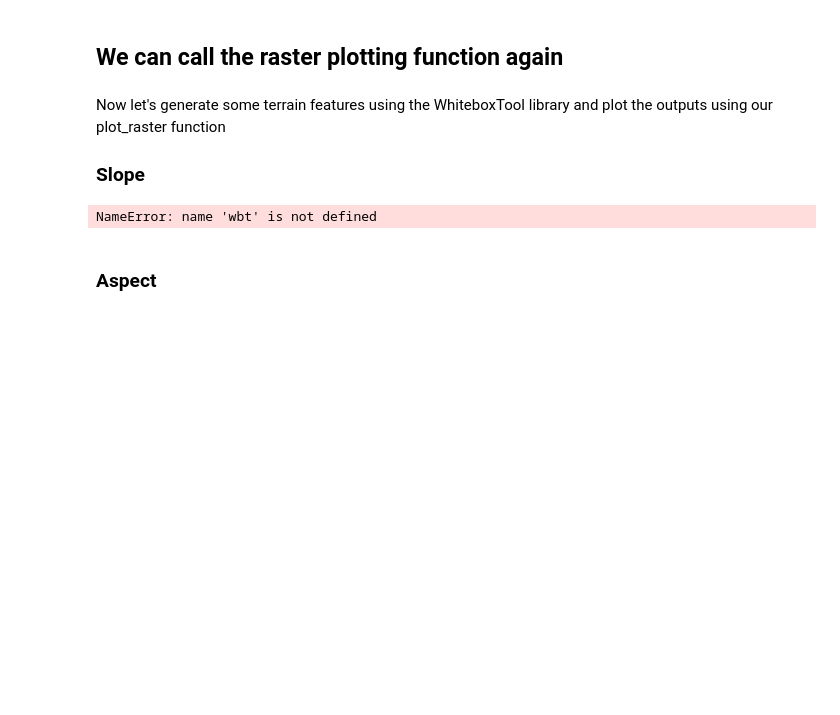
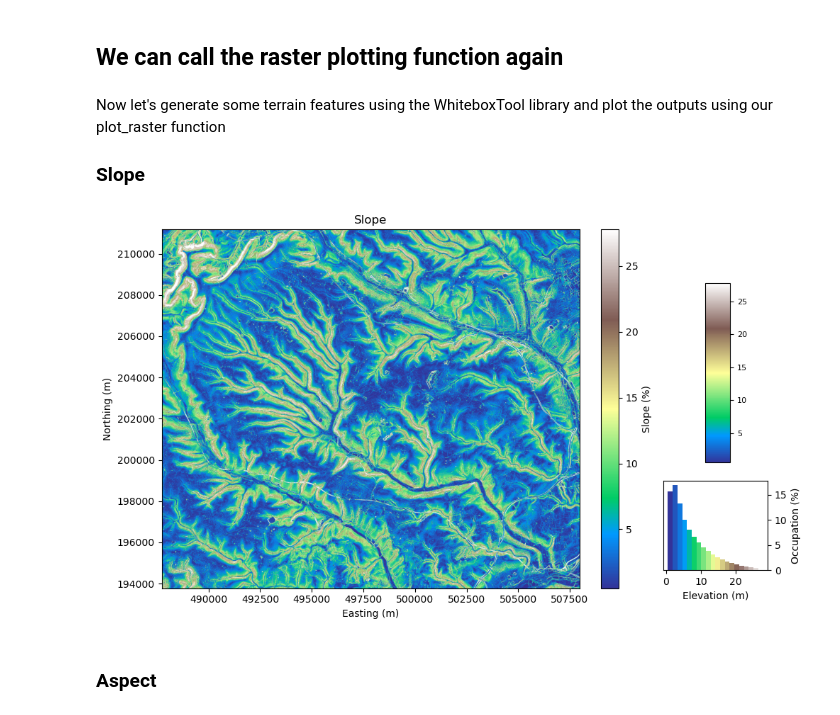
Before and after one commit to NERC-CEH/dtm-analysis, a Jupyter notebook: notebooks/02_terrain_analysis.ipynb, the cells around one changed output. Cells and saved outputs as stored; diff of their text form; code cells hidden in the pictures; blank space fills up the shorter version.

```diff
--- a/notebooks/02_terrain_analysis.ipynb
+++ b/notebooks/02_terrain_analysis.ipynb
@@ -151,9 +151,9 @@ using our plot_raster function
 ### Slope
 # %%
 wbt.slope(dem=extracted_dem, output="slope.tif", units="percent")
-plot_raster_with_histogram(f"{data_dir}/slope.tif", label="Slope (%)", color_scheme="plasma")
+plot_raster_with_histogram(f"{data_dir}/slope.tif", title='Slope', label="Slope (%)", color_scheme = 'terrain')
 # %% [output]
-NameError: name 'wbt' is not defined
+[figure, added]
 # %% [markdown]
 ### Aspect
 # %%
```
Also changed, not shown: parts of 4 cells of this notebook, 3 other files.
